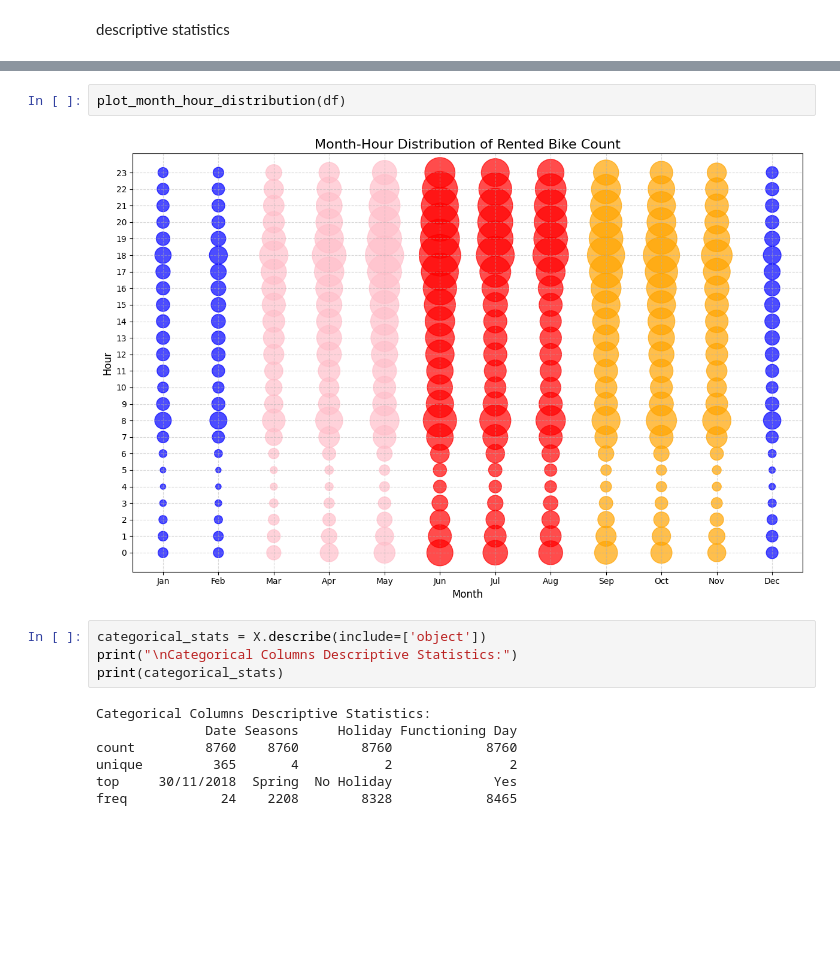
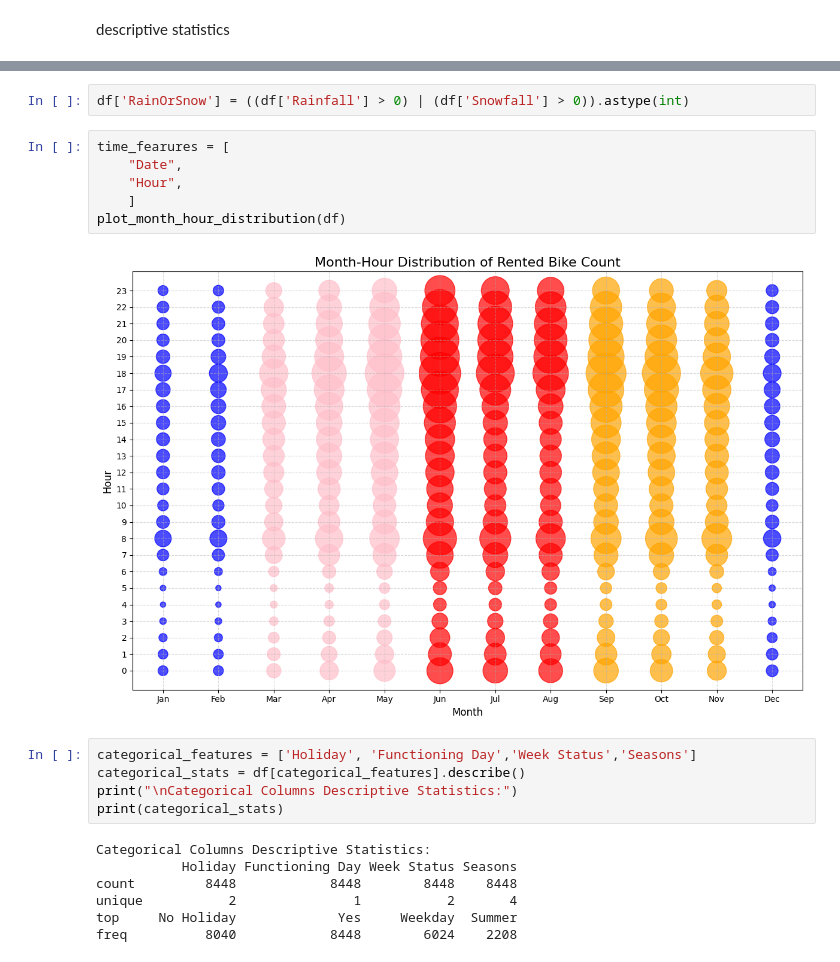
Before and after one commit to Hannahzihan/datasciencefinalproject, a Jupyter notebook: notebooks/eda_cleaning.ipynb, the cells around one changed output, grey strips where cells are left out. Cells and saved outputs as stored; diff of their text form; blank space fills up the shorter version.

```diff
--- a/notebooks/eda_cleaning.ipynb
+++ b/notebooks/eda_cleaning.ipynb
@@ -247,15 +176,22 @@ def plot_month_hour_distribution(data):
-# %%
-plot_month_hour_distribution(df)
-# %% [output]
-[figure, removed]
+# %%
+df['RainOrSnow'] = ((df['Rainfall'] > 0) | (df['Snowfall'] > 0)).astype(int)
+# %%
+time_fearures = [
+    "Date",
+    "Hour",
+    ]
+plot_month_hour_distribution(df)
+# %% [output]
+[figure, added]
 # %%
-categorical_stats = X.describe(include=['object'])
+categorical_features = ['Holiday', 'Functioning Day','Week Status','Seasons']
+categorical_stats = df[categorical_features].describe()
 print("\nCategorical Columns Descriptive Statistics:")
 print(categorical_stats)
 # %% [output]
 Categorical Columns Descriptive Statistics:
-              Date Seasons     Holiday Functioning Day
-count         8760    8760        8760            8760
-unique         365       4           2               2
-top     30/11/2018  Spring  No Holiday             Yes
-freq            24    2208        8328            8465
+           Holiday Functioning Day Week Status Seasons
+count         8448            8448        8448    8448
+unique           2               1           2       4
+top     No Holiday             Yes     Weekday  Summer
+freq          8040            8448        6024    2208
```
Also changed, not shown: parts of 15 cells of this notebook, 9 other files.
